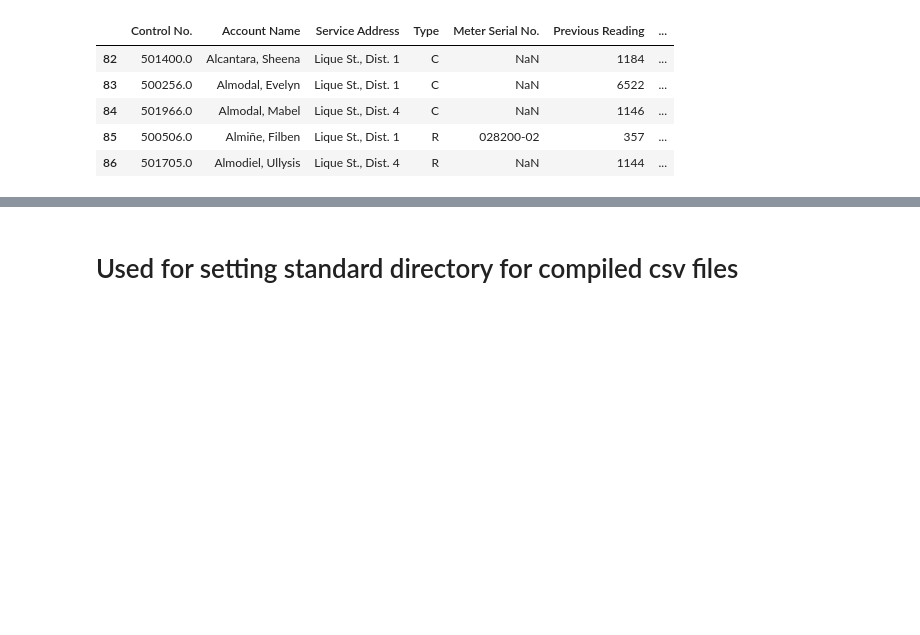
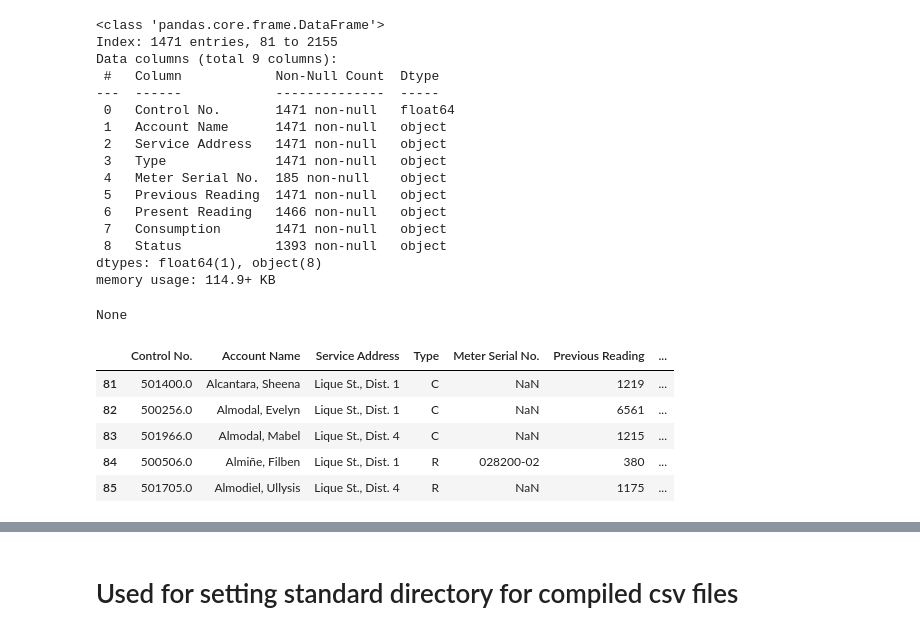
Before and after one commit to marcusAlmo/waterflow_model_training, a Jupyter notebook: data_preparation/v1/excel_file_compilations.ipynb, the cells around one changed output, grey strips where cells are left out. Cells and saved outputs as stored; diff of their text form; code cells hidden in the pictures; blank space fills up the shorter version.

Commit message:
feat: added data validation

```diff
--- a/data_preparation/v1/excel_file_compilations.ipynb
+++ b/data_preparation/v1/excel_file_compilations.ipynb
@@ -289,15 +174,20 @@ Should be run manually
 from pathlib import Path
 import pandas as pd
 
-month = 'DEC'
-year = '2024'
-base_dir = Path(f'../../dataset/raw/{year}/compiled/{month}_{year}.csv')
-col_name = 13
+source_folder = 'staging'
+output_folder = 'compiled'
+month = 'JAN'
+year = '2025'
+base_dir = Path(f'../../dataset/raw/{year}/{source_folder}/{month}_{year}.csv')
 
 df = pd.read_csv(base_dir)
 display(df.head())
 display(df.columns)
+display(df.info())
 
-df[f'{col_name}'].value_counts()
+
+has_invalid_columns = False
+if any(col_name in df.columns for col_name in ['0', '2', '3', '4', '5', '6', '7', '8', '9', '13']):
+    has_invalid_columns = True
 # %% [output]
 |  | Control No. | SC | Account Name | Service Address | Type | Meter Serial No. | Previous Reading | ... |
@@ -321,7 +224,11 @@ Name: count, dtype: int64
 # %%
-temp_df = df[['0', '2', '3', '4', '5', '6', '7', '8', '9', '13']].copy()
-temp_df.dropna(how='all', inplace=True, axis=0)
-display(temp_df.head())
-display(temp_df.info())
+if has_invalid_columns:
+    temp_df = df[['0', '2', '3', '4', '5', '6', '7', '8', '9', '13']].copy()
+    temp_df.dropna(how='all', inplace=True, axis=0)
+    display(temp_df.head())
+    display(temp_df.info())
+else:
+    final_df = df.copy()
+    display(final_df.info())
 # %% [output]
 |  | 0 | 2 | 3 | 4 | 5 | 6 | 7 | 8 | 9 | 13 |
@@ -362,14 +291,36 @@ display(new_df.head())
 # %%
-new_col_names = {'0': 'Control No.', '2': 'Account Name', '3': 'Service Address', '4': 'Type', '5': 'Meter Serial No.', '6': 'Previous Reading', '7': 'Present Reading', '9': 'Consumption', '13': 'Status'}
-temp_df.rename(columns=new_col_names, inplace=True)
-temp_df = temp_df[['Control No.', 'Account Name', 'Service Address', 'Type', 'Meter Serial No.', 'Previous Reading', 'Present Reading', 'Consumption', 'Status']].copy()
+if has_invalid_columns:
+    new_col_names = {'0': 'Control No.', '2': 'Account Name', '3': 'Service Address', '4': 'Type', '5': 'Meter Serial No.', '6': 'Previous Reading', '7': 'Present Reading', '9': 'Consumption', '13': 'Status'}
+    temp_df.rename(columns=new_col_names, inplace=True)
+    temp_df = temp_df[['Control No.', 'Account Name', 'Service Address', 'Type', 'Meter Serial No.', 'Previous Reading', 'Present Reading', 'Consumption', 'Status']].copy()
 
-display(temp_df.head())
+    display(temp_df.info())
+    display(temp_df.head())
+
+else:
+    final_df.info()
 # %% [output]
+<class 'pandas.core.frame.DataFrame'>
+Index: 1471 entries, 81 to 2155
+Data columns (total 9 columns):
+ #   Column            Non-Null Count  Dtype
+---  ------            --------------  -----
+ 0   Control No.       1471 non-null   float64
+ 1   Account Name      1471 non-null   object
+ 2   Service Address   1471 non-null   object
+ 3   Type              1471 non-null   object
+ 4   Meter Serial No.  185 non-null    object
+ 5   Previous Reading  1471 non-null   object
+ 6   Present Reading   1466 non-null   object
+ 7   Consumption       1471 non-null   object
+ 8   Status            1393 non-null   object
+dtypes: float64(1), object(8)
+memory usage: 114.9+ KB
+None
 |  | Control No. | Account Name | Service Address | Type | Meter Serial No. | Previous Reading | ... |
-| 82 | 501400.0 | Alcantara, Sheena | Lique St., Dist. 1 | C | NaN | 1184 | ... |
-| 83 | 500256.0 | Almodal, Evelyn | Lique St., Dist. 1 | C | NaN | 6522 | ... |
-| 84 | 501966.0 | Almodal, Mabel | Lique St., Dist. 4 | C | NaN | 1146 | ... |
-| 85 | 500506.0 | Almiñe, Filben | Lique St., Dist. 1 | R | 028200-02 | 357 | ... |
-| 86 | 501705.0 | Almodiel, Ullysis | Lique St., Dist. 4 | R | NaN | 1144 | ... |
+| 81 | 501400.0 | Alcantara, Sheena | Lique St., Dist. 1 | C | NaN | 1219 | ... |
+| 82 | 500256.0 | Almodal, Evelyn | Lique St., Dist. 1 | C | NaN | 6561 | ... |
+| 83 | 501966.0 | Almodal, Mabel | Lique St., Dist. 4 | C | NaN | 1215 | ... |
+| 84 | 500506.0 | Almiñe, Filben | Lique St., Dist. 1 | R | 028200-02 | 380 | ... |
+| 85 | 501705.0 | Almodiel, Ullysis | Lique St., Dist. 4 | R | NaN | 1175 | ... |
 # %%
```
Also changed, not shown: parts of 12 cells of this notebook.
